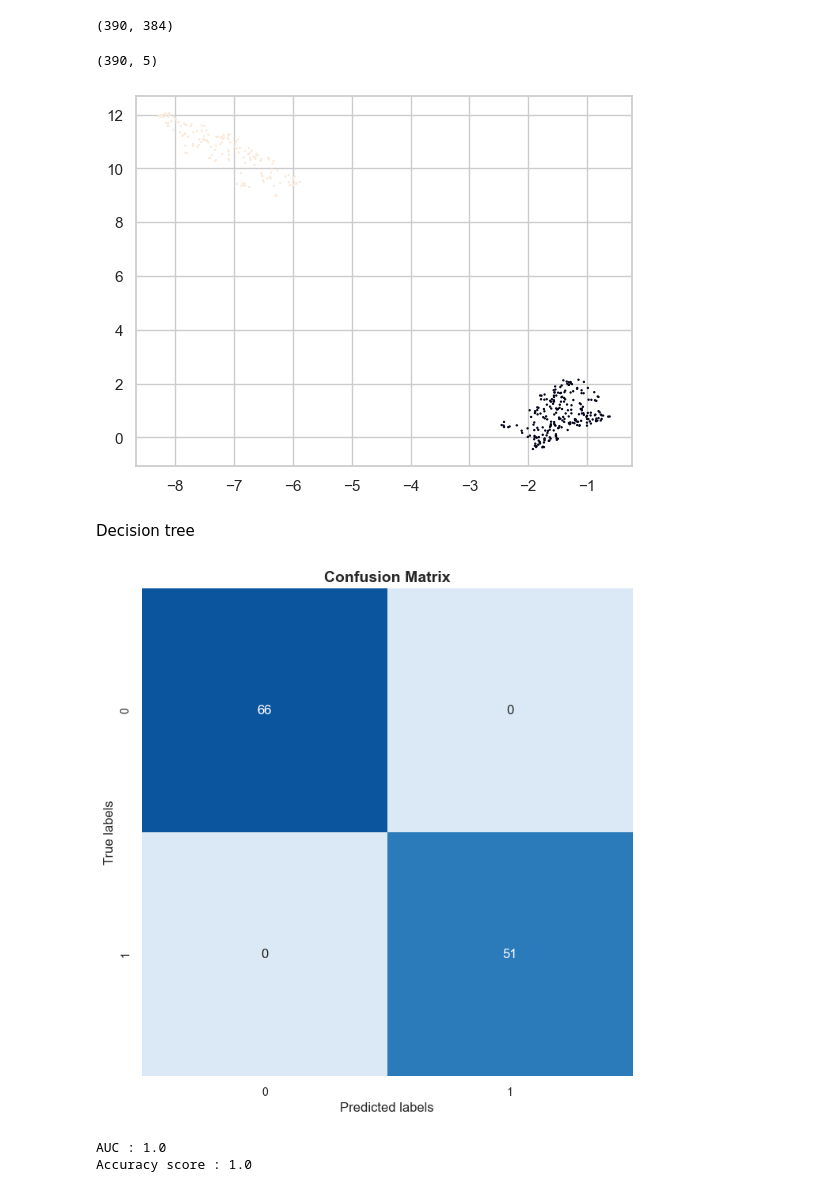
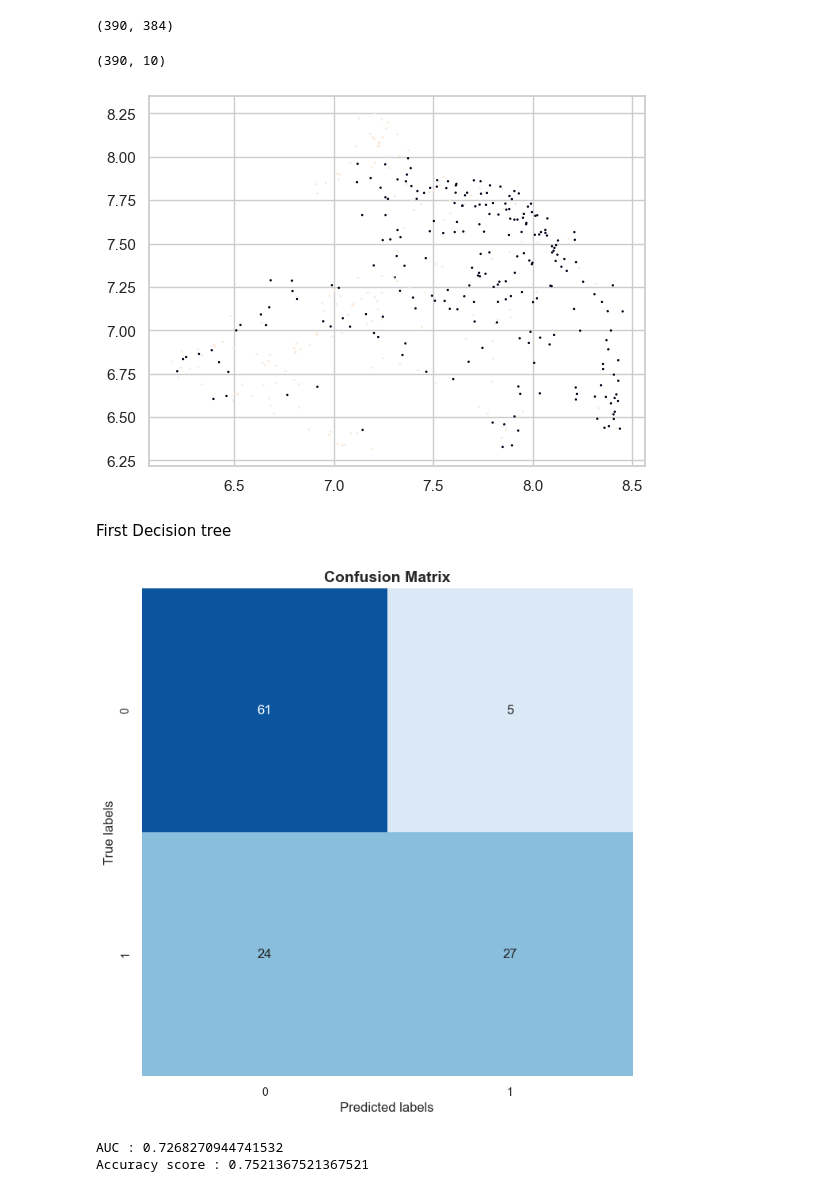
Before and after one commit to atekiouk/Sujet_2, a Jupyter notebook: Notebooks/bert_test.ipynb, the cells around one changed output. Drawn from its saved outputs; the diff is of its cells as text; code cells hidden in the pictures.

Commit message:
bert tree good

```diff
--- a/Notebooks/bert_test.ipynb
+++ b/Notebooks/bert_test.ipynb
@@ -83,30 +84,30 @@ X_1.shape
 # %% [output]
 (390, 384)
 # %%
-manifold1 = umap.UMAP(n_components = 5).fit(X_1, y)
+manifold1 = umap.UMAP(n_components = 10).fit(X_1)
 X_1_reduced = manifold1.transform(X_1)
 # %%
 X_1_reduced.shape
 # %% [output]
-(390, 5)
+(390, 10)
 # %%
 plt.scatter(X_1_reduced[:, 0], X_1_reduced[:, 1], c=y, s=0.5);
 # %% [output]
-[figure, old version]
+[figure, new version]
 # %% [markdown]
-Decision tree
+First Decision tree
 # %%
 X_train, X_test, y_train, y_test = train_test_split(X_1_reduced,y, test_size=0.30, random_state=42)
 # %%
-tree = DecisionTreeClassifier(random_state = 42,criterion = 'entropy', max_depth = 5, ccp_alpha =  0, min_samples_leaf = 5, max_features = 5, min_samples_split = 13)
-tree.fit(X_train,y_train)
-y_pred = tree.predict(X_test)
+tree1 = DecisionTreeClassifier(random_state = 42,criterion = 'entropy', max_depth = 5, ccp_alpha =  0.01, min_samples_leaf = 5, max_features = 5, min_samples_split = 13)
+tree1.fit(X_train,y_train)
+y_pred = tree1.predict(X_test)
 utilities.plot_confusion_matrix(y_true = y_test, y_pred = y_pred)
 fpr, tpr, thresholds = metrics.roc_curve(y_test, y_pred)
 print(f"AUC : {metrics.auc(fpr, tpr)}")
 print(f"Accuracy score : {metrics.accuracy_score(y_test, y_pred)}")
 # %% [output]
-[figure, old version]
+[figure, new version]
-AUC : 1.0
-Accuracy score : 1.0
+AUC : 0.7268270944741532
+Accuracy score : 0.7521367521367521
 # %%
```
Also changed, not shown: parts of 12 cells of this notebook, 3 other files.
